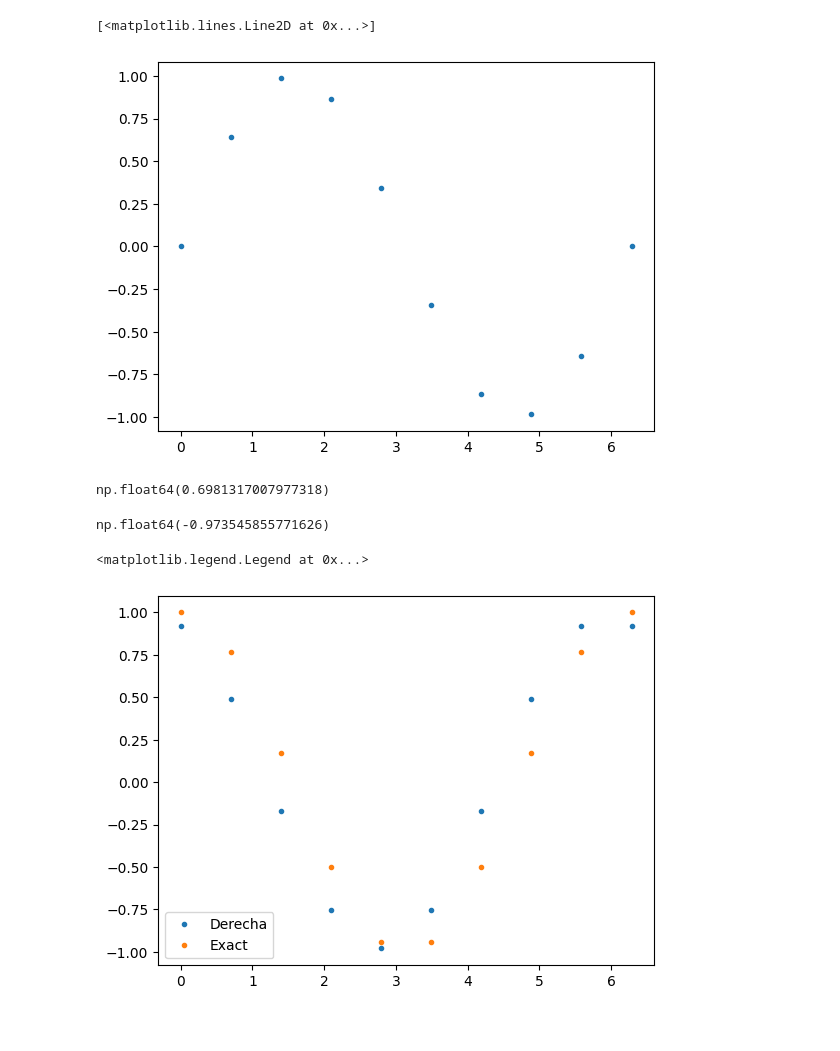
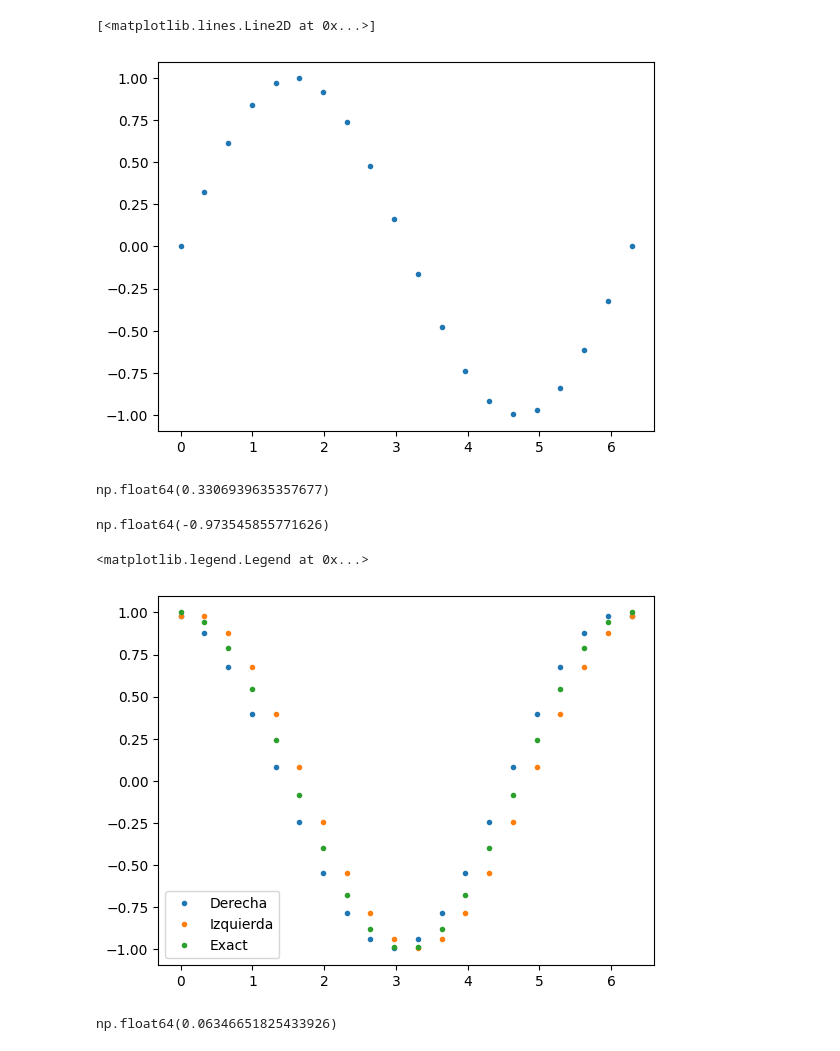
Before and after one commit to asegura4488/MetodosComputacionalesI2025, a Jupyter notebook: Semana3/Derivacion1.ipynb, the cells around one changed output. Cells and saved outputs as stored; diff of their text form; code cells hidden in the pictures.

```diff
--- a/Semana3/Derivacion1.ipynb
+++ b/Semana3/Derivacion1.ipynb
@@ -5,7 +5,7 @@ import numpy as np
 import matplotlib.pyplot as plt
 # %%
 # Definir es el conjunto de soporte
-x = np.linspace(0,2*np.pi,10)
+x = np.linspace(0,2*np.pi,20)
 #x
 # %%
 def funcion(x):
@@ -17,7 +17,7 @@ y = funcion(x)
 plt.plot(x,y,'.')
 # %% [output]
 [<matplotlib.lines.Line2D at 0x...>]
-[figure, old version]
+[figure, new version]
 # %%
 def ExactDerivada(x):
   return np.cos(x)
@@ -25,7 +25,7 @@ def ExactDerivada(x):
 h = x[1]-x[0]
 h
 # %% [output]
-np.float64(0.6981317007977318)
+np.float64(0.3306939635357677)
 # %%
 def RightDerivative(f,x,h):
 
@@ -34,16 +34,26 @@ def RightDerivative(f,x,h):
     d = (f(x+h) - f(x))/h
 
   return d
+# %%
+def LeftDerivative(f,x,h):
+
+  d = 0.
+  if h != 0:
+    d = (f(x) - f(x-h))/h
+
+  return d
 # %%
 RightDerivative(funcion,np.pi,0.4)
 # %% [output]
 np.float64(-0.973545855771626)
 # %%
 RDerivative = RightDerivative(funcion,x,h)
+LDerivative = LeftDerivative(funcion,x,h)
 # %%
 plt.plot(x,RDerivative,'.',label='Derecha')
+plt.plot(x,LDerivative,'.',label='Izquierda')
 plt.plot(x,np.cos(x),'.',label='Exact')
 plt.legend()
 # %% [output]
 <matplotlib.legend.Legend at 0x...>
-[figure, old version]
+[figure, new version]
@@ -49,0 +67,4 @@ plt.legend()
+# %%
+h
+# %% [output]
+np.float64(0.06346651825433926)
```
Also changed, not shown: parts of 3 cells of this notebook.
